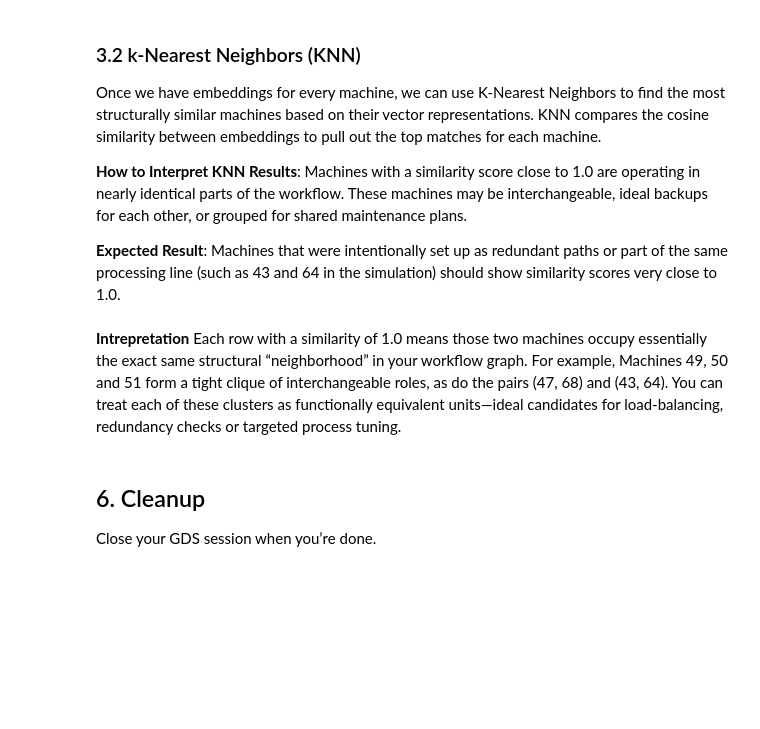
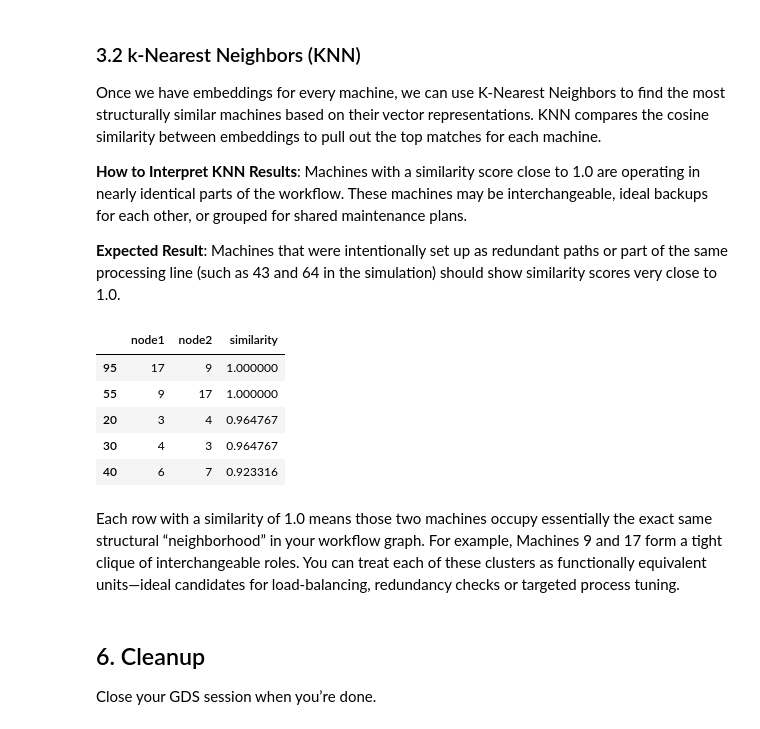
Before and after one commit to neo4j-product-examples/aura-graph-analytics, a Jupyter notebook: manufacturing/Manufacturing_Aura_Demo.ipynb, the cells around one changed output. Drawn from its saved outputs; the diff is of its cells as text; code cells hidden in the pictures; blank space fills up the shorter version.

```diff
--- a/manufacturing/Manufacturing_Aura_Demo.ipynb
+++ b/manufacturing/Manufacturing_Aura_Demo.ipynb
@@ -47,14 +65,13 @@ You must first generate your credentials in Neo4j Aura. Afterwards, you can stor
 TENANT_ID=userdata.get('TENANT_ID')
 
 # These credentials were generated after the creation of the Aura Instance
-NEO4J_URI = userdata.get('NEO4J_URI')
-NEO4J_USERNAME = userdata.get('NEO4J_USERNAME')
-NEO4J_PASSWORD = userdata.get('NEO4J_PASSWORD')
+NEO4J_URI = 'neo4j+s://70b9f508.databases.neo4j.io'
+NEO4J_USERNAME = 'neo4j'
+REDACTED
 
 # These credentials were generated after the creation of the API Endpoint
 CLIENT_SECRET=userdata.get('CLIENT_SECRET')
 CLIENT_ID=userdata.get('CLIENT_ID')
-CLIENT_NAME=userdata.get('CLIENT_NAME')
 # %% [markdown]
 ### Establishing a Session
 
@@ -149,12 +168,12 @@ A single connected component for our domain is ideal; it suggests an integrated
 # %%
 gds.wcc.write(full_graph, writeProperty='wcc')
 
-wcc_df = query_to_df(
-    """
+query = """
     MATCH (m:Machine)
-    RETURN m.node_id AS machine, m.wcc AS component
+    RETURN m.id AS machine, m.wcc AS component
     ORDER BY component, machine
     """
-)
-print("Component counts:")
-print(wcc_df['component'].value_counts().head())
+df = gds.run_cypher(query)
+
+counts = df.groupby("component")["machine"].count().reset_index(name="machine_count")
+counts
@@ -254,12 +265,12 @@ res = gds.fastRP.write(
 )
 
 
-emb_df = query_to_df(
-    """
+
+query="""
     MATCH (m:Machine)
-    RETURN m.node_id AS machine, m.embedding AS embedding
+    RETURN m.id AS machine, m.embedding AS embedding
     ORDER BY machine
     LIMIT 5
     """
-)
-emb_df
+
+gds.run_cypher(query)
@@ -302,17 +321,24 @@ Machines that were intentionally set up as redundant paths or part of the same p
 # %%
 
 # Stream top-5 similar per machine
 knn_stream = gds.knn.stream(
     embeddings_graph,                 # your already-bound handle
     nodeProperties=["embedding"],
     topK=5
 )
 
 knn_df = pd.DataFrame(knn_stream)
 
-knn_df.sort_values("similarity", ascending=False).head(10)
+knn_df.sort_values("similarity", ascending=False).head(5)
+# %% [output]
+|  | node1 | node2 | similarity |
+| 95 | 17 | 9 | 1.000000 |
+| 55 | 9 | 17 | 1.000000 |
+| 20 | 3 | 4 | 0.964767 |
+| 30 | 4 | 3 | 0.964767 |
+| 40 | 6 | 7 | 0.923316 |
 # %% [markdown]
-**Intrepretation** Each row with a similarity of 1.0 means those two machines occupy essentially the exact same structural “neighborhood” in your workflow graph. For example, Machines 49, 50 and 51 form a tight clique of interchangeable roles, as do the pairs (47, 68) and (43, 64). You can treat each of these clusters as functionally equivalent units—ideal candidates for load-balancing, redundancy checks or targeted process tuning.
+Each row with a similarity of 1.0 means those two machines occupy essentially the exact same structural “neighborhood” in your workflow graph. For example, Machines 9 and 17 form a tight clique of interchangeable roles. You can treat each of these clusters as functionally equivalent units—ideal candidates for load-balancing, redundancy checks or targeted process tuning.
 # %% [markdown]
 ## 6. Cleanup
 Close your GDS session when you’re done.
```
Also changed, not shown: parts of 12 cells of this notebook, 1 other file.
